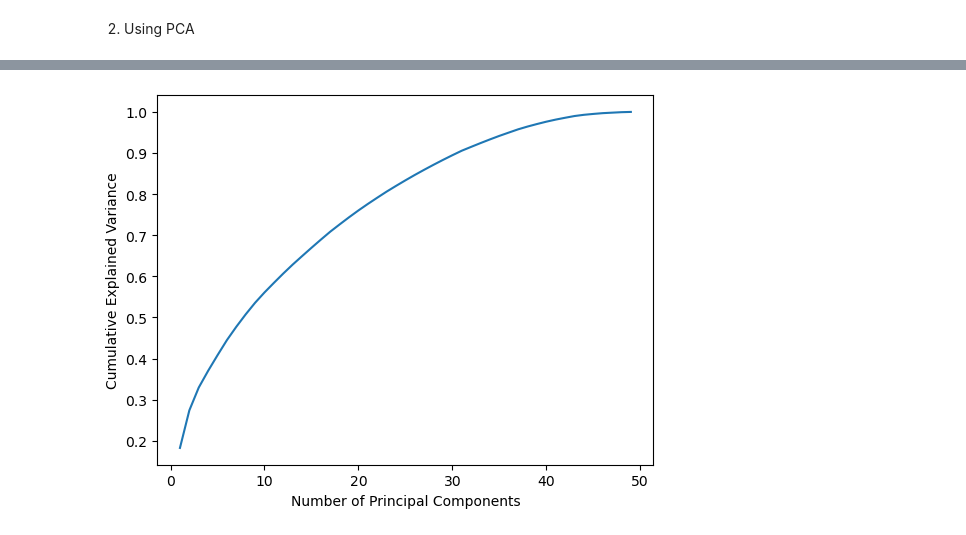
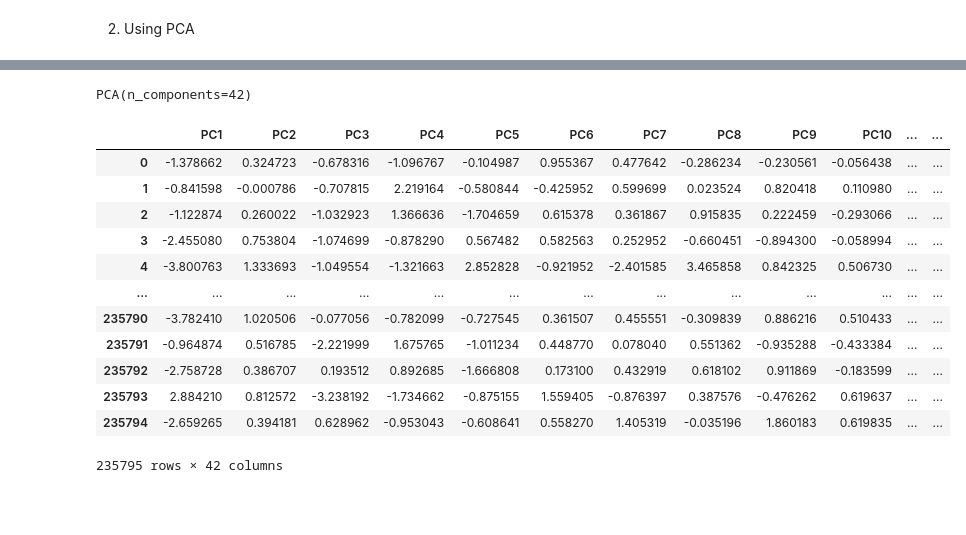
Before and after one commit to shivani309/Phishing-url-detection, a Jupyter notebook: Clustering/feature selection for clustering.ipynb, the cells around one changed output, grey strips where cells are left out. Saved outputs shown, nothing was run; the diff lists cells and outputs as text; code cells hidden in the pictures; blank space fills up the shorter version.

```diff
--- a/Clustering/feature selection for clustering.ipynb
+++ b/Clustering/feature selection for clustering.ipynb
@@ -112,0 +143,5 @@ scaled_df
+# %%
+explained_var=np.cumsum(eigenvalues)/np.sum(eigenvalues)
+explained_var=pd.Series(explained_var)
+# %%
+n_components=explained_var[explained_var>0.5].count()
@@ -135,9 +155,24 @@ plt.show()
-# %%
-import matplotlib.pyplot as plt
-
-plt.plot(range(1, len(pca.explained_variance_ratio_) + 1), pca.explained_variance_ratio_.cumsum())
-plt.xlabel('Number of Principal Components')
-plt.ylabel('Cumulative Explained Variance')
-plt.show()
-# %% [output]
-[figure, removed]
+# %%
+pca=PCA(n_components=n_components)
+pca
+# %% [output]
+PCA(n_components=42)
+# %%
+pca_df=pca.fit_transform(scaled_df)
+pca_df=pd.DataFrame(pca_df,columns=['PC{}'.format(i+1)
+                                    for i in range(n_components)])
+pca_df
+# %% [output]
+|  | PC1 | PC2 | PC3 | PC4 | PC5 | PC6 | PC7 | PC8 | PC9 | PC10 | ... | ... |
+| 0 | -1.378662 | 0.324723 | -0.678316 | -1.096767 | -0.104987 | 0.955367 | 0.477642 | -0.286234 | -0.230561 | -0.056438 | ... | ... |
+| 1 | -0.841598 | -0.000786 | -0.707815 | 2.219164 | -0.580844 | -0.425952 | 0.599699 | 0.023524 | 0.820418 | 0.110980 | ... | ... |
+| 2 | -1.122874 | 0.260022 | -1.032923 | 1.366636 | -1.704659 | 0.615378 | 0.361867 | 0.915835 | 0.222459 | -0.293066 | ... | ... |
+| 3 | -2.455080 | 0.753804 | -1.074699 | -0.878290 | 0.567482 | 0.582563 | 0.252952 | -0.660451 | -0.894300 | -0.058994 | ... | ... |
+| 4 | -3.800763 | 1.333693 | -1.049554 | -1.321663 | 2.852828 | -0.921952 | -2.401585 | 3.465858 | 0.842325 | 0.506730 | ... | ... |
+| ... | ... | ... | ... | ... | ... | ... | ... | ... | ... | ... | ... | ... |
+| 235790 | -3.782410 | 1.020506 | -0.077056 | -0.782099 | -0.727545 | 0.361507 | 0.455551 | -0.309839 | 0.886216 | 0.510433 | ... | ... |
+| 235791 | -0.964874 | 0.516785 | -2.221999 | 1.675765 | -1.011234 | 0.448770 | 0.078040 | 0.551362 | -0.935288 | -0.433384 | ... | ... |
+| 235792 | -2.758728 | 0.386707 | 0.193512 | 0.892685 | -1.666808 | 0.173100 | 0.432919 | 0.618102 | 0.911869 | -0.183599 | ... | ... |
+| 235793 | 2.884210 | 0.812572 | -3.238192 | -1.734662 | -0.875155 | 1.559405 | -0.876397 | 0.387576 | -0.476262 | 0.619637 | ... | ... |
+| 235794 | -2.659265 | 0.394181 | 0.628962 | -0.953043 | -0.608641 | 0.558270 | 1.405319 | -0.035196 | 1.860183 | 0.619835 | ... | ... |
+235795 rows × 42 columns
```
Also changed, not shown: parts of 12 cells of this notebook.
